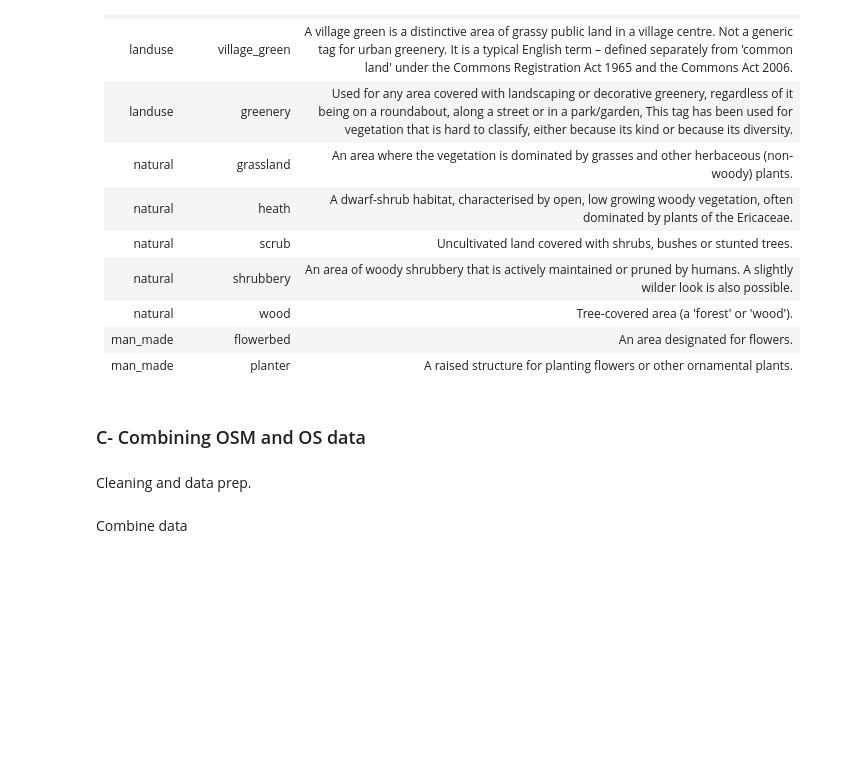
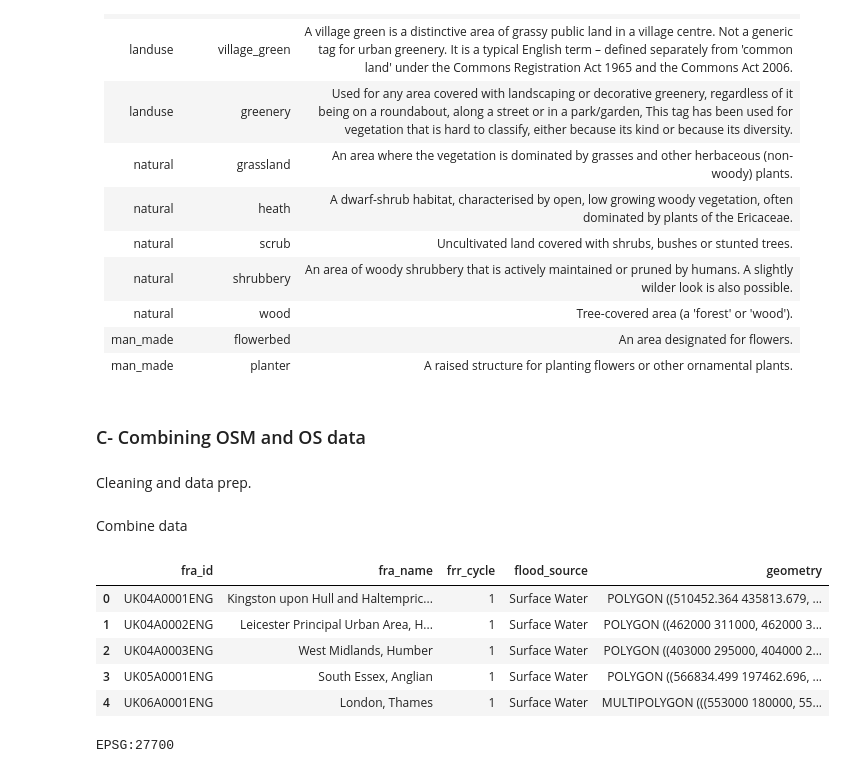
Before and after one commit to MarionC749/LIDA-SEEDS, a Jupyter notebook: Data_Processing/3-SEEDS_potentialCGS_search.ipynb, the cells around one changed output. Saved outputs shown, nothing was run; the diff lists cells and outputs as text; code cells hidden in the pictures; blank space fills up the shorter version.

```diff
--- a/Data_Processing/3-SEEDS_potentialCGS_search.ipynb
+++ b/Data_Processing/3-SEEDS_potentialCGS_search.ipynb
@@ -919,3 +919,18 @@ Combine data
 # else:
 #     print("No OSM data available, using only OS data")
 #     combined_potential_cgs = os_gs_to_join.copy()
+# %%
+#Load file
+Flooding = gpd.read_file(r"C:\Users\qxnq723\Downloads\Flood_Risk_Areas.geojson\Flood_Risk_Areas.geojson")
+Flooding.head()
+# %% [output]
+|  | fra_id | fra_name | frr_cycle | flood_source | geometry |
+| 0 | UK04A0001ENG | Kingston upon Hull and Haltempric... | 1 | Surface Water | POLYGON ((510452.364 435813.679, ... |
+| 1 | UK04A0002ENG | Leicester Principal Urban Area, H... | 1 | Surface Water | POLYGON ((462000 311000, 462000 3... |
+| 2 | UK04A0003ENG | West Midlands, Humber | 1 | Surface Water | POLYGON ((403000 295000, 404000 2... |
+| 3 | UK05A0001ENG | South Essex, Anglian | 1 | Surface Water | POLYGON ((566834.499 197462.696, ... |
+| 4 | UK06A0001ENG | London, Thames | 1 | Surface Water | MULTIPOLYGON (((553000 180000, 55... |
+# %%
+print(Flooding.crs)
+# %% [output]
+EPSG:27700
```
Also changed, not shown: parts of 6 cells of this notebook, 5 other files.
